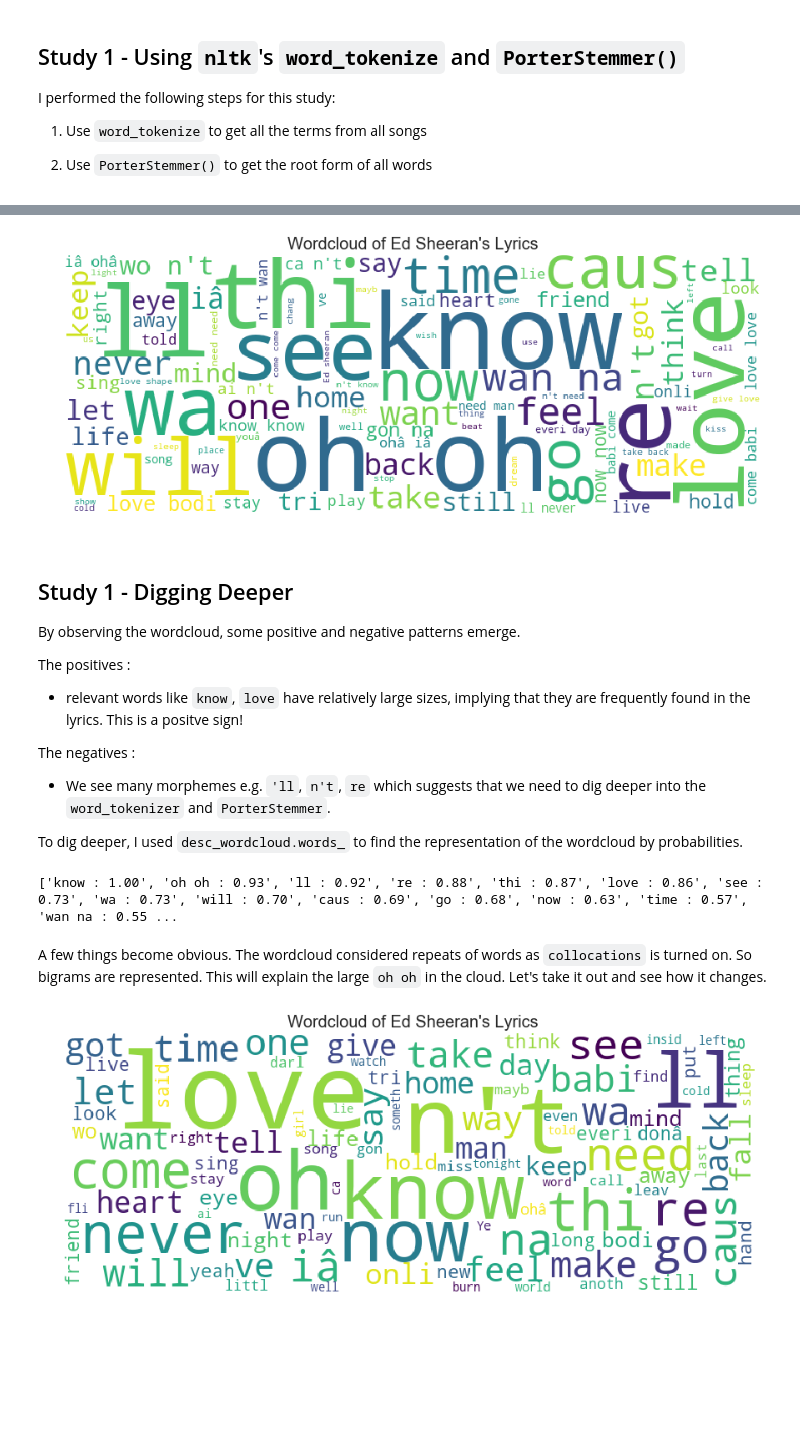
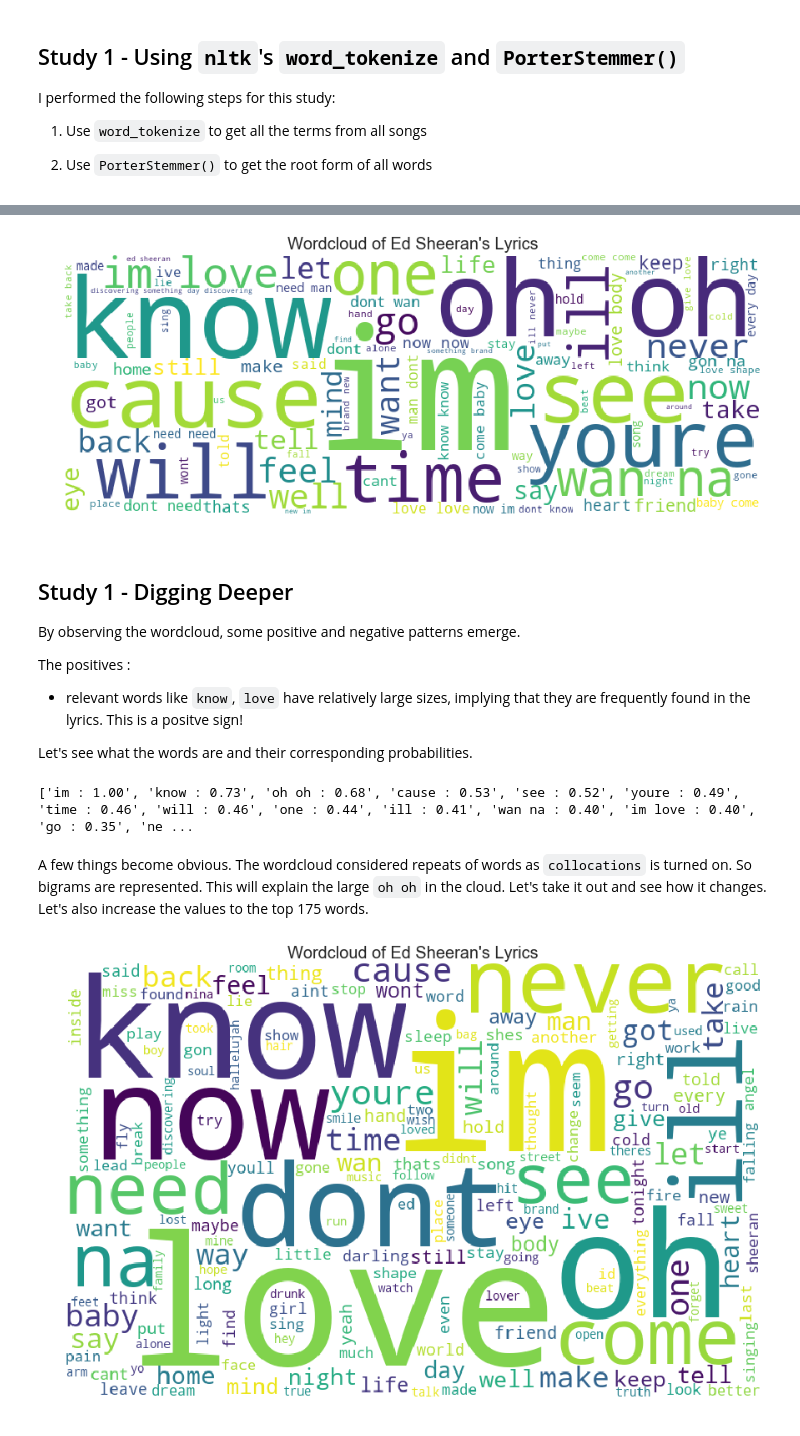
Before and after one commit to bryanblackbee/ds-learning-journey, a Jupyter notebook: jupyter_notebook/studies/in-progress/ed-sheeran-lyrics/ed-sheeran-lyrics-visualisation.ipynb, the cells around one changed output, grey strips where cells are left out. Cells and saved outputs as stored; diff of their text form; code cells hidden in the pictures; blank space fills up the shorter version.

Commit message:
updated with data cleaning

```diff
--- a/jupyter_notebook/studies/in-progress/ed-sheeran-lyrics/ed-sheeran-lyrics-visualisation.ipynb
+++ b/jupyter_notebook/studies/in-progress/ed-sheeran-lyrics/ed-sheeran-lyrics-visualisation.ipynb
@@ -36,0 +44,4 @@ print(df.sample())
+# %%
+# After cleaning
+df['lyrics'] = df['lyrics'].apply(lambda x : x.encode('ascii', 'ignore').decode().lower().strip())
+print(df.iloc[6]['lyrics'])
@@ -36,0 +56,3 @@ print(df.sample())
+# %%
+df['lyrics'] = df['lyrics'].apply(lambda x : re.sub("(?<=[a-z])'(?=[a-z])", "", x))
+print(df.iloc[1]['lyrics'])
@@ -65,13 +99,11 @@ print(s3_eg)
 # %%
 # Generate the string for creating the wordcloud
-stemmer = PorterStemmer()
 
 wc_string1 = ''
 for song_raw in lyrics_study1_songlist[:]:
 
-    song_tokenized = word_tokenize(song_raw)
-    song_stemmed = [stemmer.stem(t) for t in song_tokenized]
-    wc_string1 = wc_string1 + ' '.join(song_stemmed)
+    song_tokenized = [w for w in word_tokenize(song_raw) if re.search('\w', w) is not None]
+    wc_string1 = wc_string1 + ' '.join(song_tokenized)
 # %%
 # Create the wordcloud
 plt.figure(figsize=(15,12))
@@ -82,7 +114,7 @@ plt.axis("off")
 plt.title("Wordcloud of Ed Sheeran's Lyrics", fontsize=20)
 plt.show()
 # %% [output]
-[figure, old version]
+[figure, new version]
 # %% [markdown]
 ## Study 1 - Digging Deeper
 By observing the wordcloud, some positive and negative patterns emerge.
@@ -90,10 +122,7 @@ By observing the wordcloud, some positive and negative patterns emerge.
 The positives :
 - relevant words like `know`, `love` have relatively large sizes, implying that they are frequently found in the lyrics. This is a positve sign!
 
-The negatives :
-- We see many morphemes e.g. `'ll`, `n't`, `re` which suggests that we need to dig deeper into the `word_tokenizer` and `PorterStemmer`.
-
-To dig deeper, I used `desc_wordcloud.words_` to find the representation of the wordcloud by probabilities.
+Let's see what the words are and their corresponding probabilities.
 # %%
 # Get the word frequency as a dictionary
 word_freq1 = desc_wordcloud.words_
@@ -102,20 +131,20 @@ for w in sorted(word_freq1, key=word_freq1.get, reverse=True):
     word_freq_reps1.append('%s : %0.2f' % (w, word_freq1[w]))
 print(word_freq_reps1)
 # %% [output]
-['know : 1.00', 'oh oh : 0.93', 'll : 0.92', 're : 0.88', 'thi : 0.87', 'love : 0.86', 'see : 0.73', 'wa : 0.73', 'will : 0.70', 'caus : 0.69', 'go : 0.68', 'now : 0.63', 'time : 0.57', 'wan na : 0.55 ...
+['im : 1.00', 'know : 0.73', 'oh oh : 0.68', 'cause : 0.53', 'see : 0.52', 'youre : 0.49', 'time : 0.46', 'will : 0.46', 'one : 0.44', 'ill : 0.41', 'wan na : 0.40', 'im love : 0.40', 'go : 0.35', 'ne ...
 # %% [markdown]
-A few things become obvious. The wordcloud considered repeats of words as `collocations` is turned on. So bigrams are represented. This will explain the large `oh oh` in the cloud. Let's take it out and see how it changes.
+A few things become obvious. The wordcloud considered repeats of words as `collocations` is turned on. So bigrams are represented. This will explain the large `oh oh` in the cloud. Let's take it out and see how it changes. Let's also increase the values to the top 175 words.
 # %%
 # Create the wordcloud
 plt.figure(figsize=(15,12))
-desc_wordcloud = WordCloud(width=800, height=300, background_color="white",
-    max_words=100, collocations=False, relative_scaling = 0.8).generate(wc_string1)
+desc_wordcloud = WordCloud(width=800, height=500, background_color="white",
+    max_words=175, collocations=False, relative_scaling = 0.8).generate(wc_string1)
 plt.imshow(desc_wordcloud)
 plt.axis("off")
 plt.title("Wordcloud of Ed Sheeran's Lyrics", fontsize=20)
 plt.show()
 # %% [output]
-[figure, old version]
+[figure, new version]
 # %%
 # Get the word frequency as a dictionary
 word_freq2 = desc_wordcloud.words_
```
Also changed, not shown: parts of 22 cells of this notebook.
